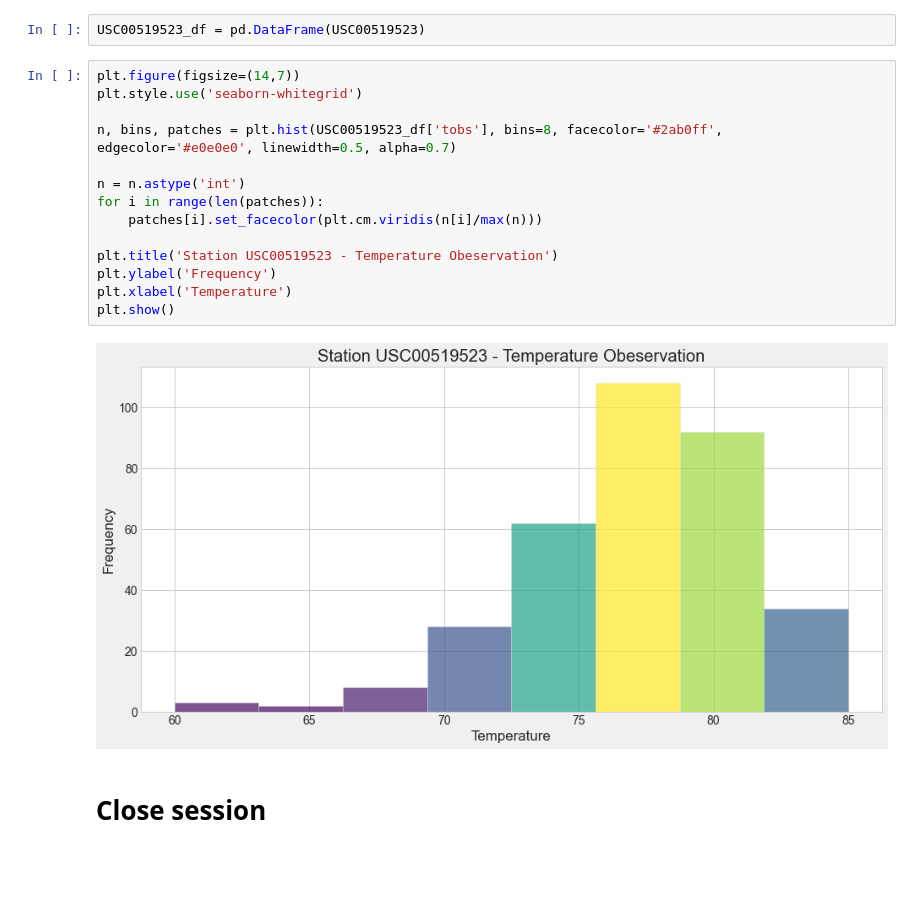
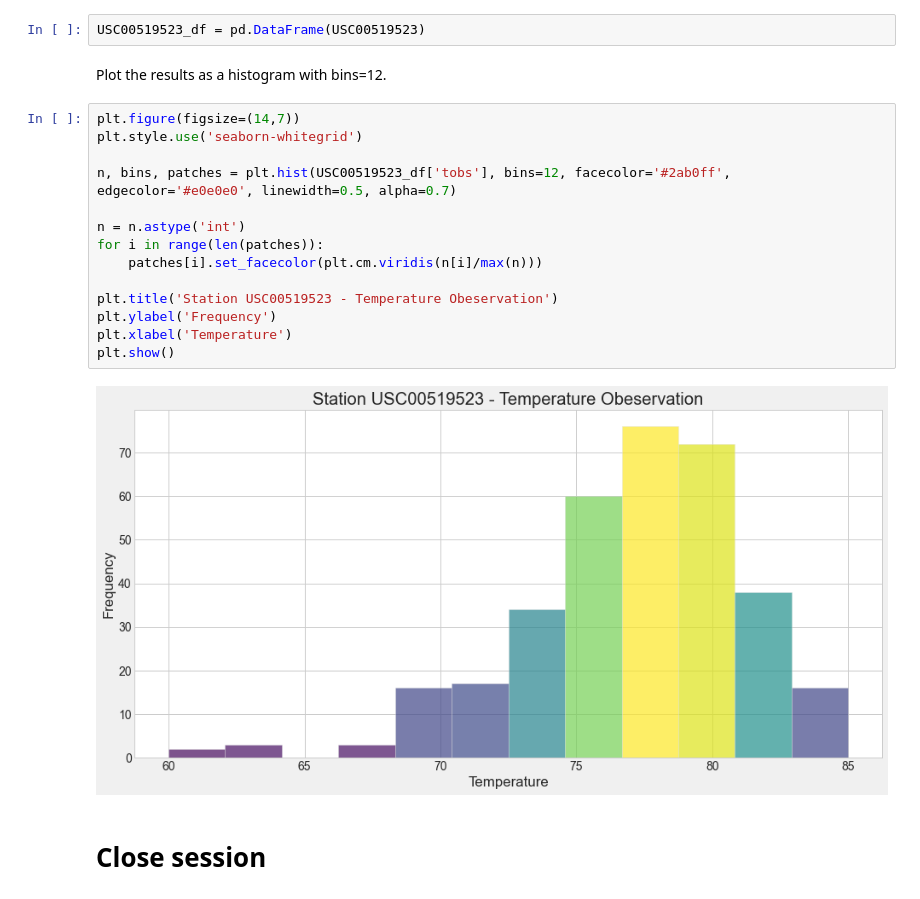
Before and after one commit to naydeenmonzon/sqlalchemy-challenge, a Jupyter notebook: climate_starter.ipynb, the cells around one changed output. Cells and saved outputs as stored; diff of their text form; blank space fills up the shorter version.

```diff
--- a/climate_starter.ipynb
+++ b/climate_starter.ipynb
@@ -263,22 +286,24 @@ USC00519523
  ('2017-08-23', 82.0)]
 # %%
 USC00519523_df = pd.DataFrame(USC00519523)
+# %% [markdown]
+Plot the results as a histogram with bins=12.
 # %%
 plt.figure(figsize=(14,7))
 plt.style.use('seaborn-whitegrid')
 
-n, bins, patches = plt.hist(USC00519523_df['tobs'], bins=8, facecolor='#2ab0ff', edgecolor='#e0e0e0', linewidth=0.5, alpha=0.7)
+n, bins, patches = plt.hist(USC00519523_df['tobs'], bins=12, facecolor='#2ab0ff', edgecolor='#e0e0e0', linewidth=0.5, alpha=0.7)
 
 n = n.astype('int')
 for i in range(len(patches)):
     patches[i].set_facecolor(plt.cm.viridis(n[i]/max(n)))
 
 plt.title('Station USC00519523 - Temperature Obeservation')
 plt.ylabel('Frequency')
 plt.xlabel('Temperature')
 plt.show()
 # %% [output]
-[figure, old version]
+[figure, new version]
 # %% [markdown]
 # Close session
 # %%
```
Also changed, not shown: parts of 5 cells of this notebook, 1 other file.
